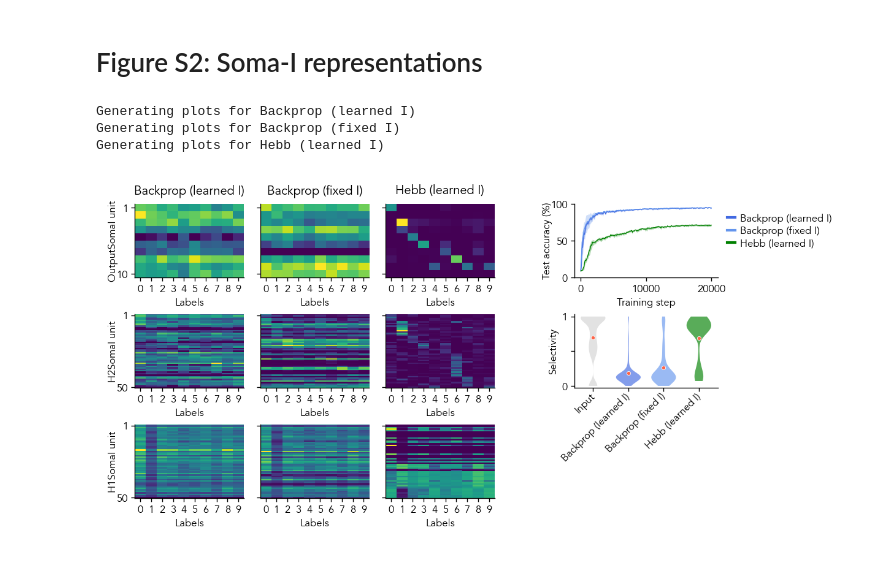
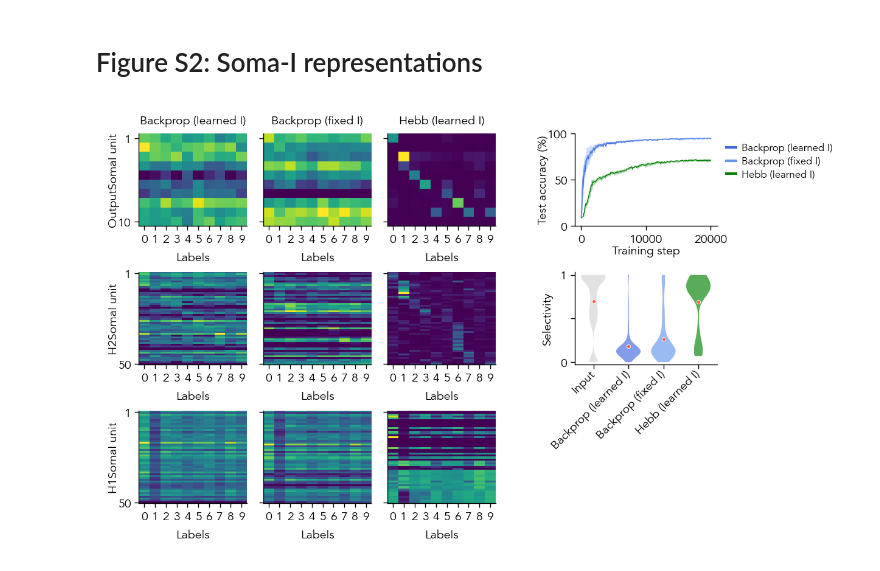
Before and after one commit to Milstein-Lab/EIANN, a Jupyter notebook: docs/Galloni_etal_2025/Figure_S2.ipynb, the cells around one changed output. Drawn from its saved outputs; the diff is of its cells as text; code cells hidden in the pictures.

```diff
--- a/docs/Galloni_etal_2025/Figure_S2.ipynb
+++ b/docs/Galloni_etal_2025/Figure_S2.ipynb
@@ -20,7 +20,7 @@ model_list = ["bpDale_learned", "bpDale_fixed", "HebbWN_topsup"]
 model_dict_all = load_model_dict()
 generate_hdf5_all_seeds(model_list, model_dict_all, dataset='MNIST', variables_to_save=['accuracy'], recompute=None)
 # %%
-fig = plt.figure(figsize=(6.5, 3))
+fig = plt.figure(figsize=(6.5, 3.8))
 axes_heatmaps = gs.GridSpec(nrows=3, ncols=3, figure=fig,
                     left=0.049,right=0.5,
                     top=0.9, bottom = 0.1,
@@ -44,39 +44,36 @@ for col, model_key in enumerate(model_list):
     hdf5_path = root_dir + f"/EIANN/data/model_hdf5_plot_data/plot_data_{network_name}.h5"
     with h5py.File(hdf5_path, 'r') as f:
         data_dict = f[network_name]
-        print(f"Generating plots for {model_dict['label']}")
+        # print(f"Generating plots for {model_dict['label']}")
 
         seed = model_dict['seeds'][0] # example seed to plot
         average_pop_activity_dict = data_dict[seed]['average_pop_activity_dict']
         populations_to_plot = [population for population in average_pop_activity_dict if 'SomaI' in population]
 
         for row,population in enumerate(populations_to_plot):
             ## Activity plots: batch accuracy of each population to the test dataset
             ax = fig.add_subplot(axes_heatmaps[row, col])
             pop_activity = average_pop_activity_dict[population][:]
             num_units = pop_activity.shape[1]
 
             pt.plot_batch_accuracy_from_data(average_pop_activity_dict, sort=True, population=population, ax=ax, cbar=False)
             ax.set_yticks([0,num_units-1])
             ax.set_yticklabels([1,num_units])
             ax.set_ylabel(f'{population} unit', labelpad=-1)
             if row==0:
                 ax.set_title(model_dict["label"])
             if col>0:
                 ax.set_ylabel('')
                 ax.set_yticklabels([])
 
         plot_accuracy_all_seeds(data_dict, model_dict, ax=ax_accuracy)
         legend = ax_accuracy.legend(ncol=1, bbox_to_anchor=(1., 1.), loc='upper left', fontsize=6)
         for line in legend.get_lines():
             line.set_linewidth(1.5)
         plot_metric_all_seeds(data_dict, model_dict, populations_to_plot=populations_to_plot, ax=ax_selectivity, metric_name='selectivity', plot_type='violin')
 
 
 fig.savefig(f"{root_dir}/EIANN/figures/{figure_name}.png", dpi=300)
 fig.savefig(f"{root_dir}/EIANN/figures/{figure_name}.svg", dpi=300)
 # %% [output]
-Generating plots for Backprop (learned I)
-Generating plots for Backprop (fixed I)
-Generating plots for Hebb (learned I)
-[figure, old version]
+[figure, new version]
```
Also changed, not shown: 8 other files.
